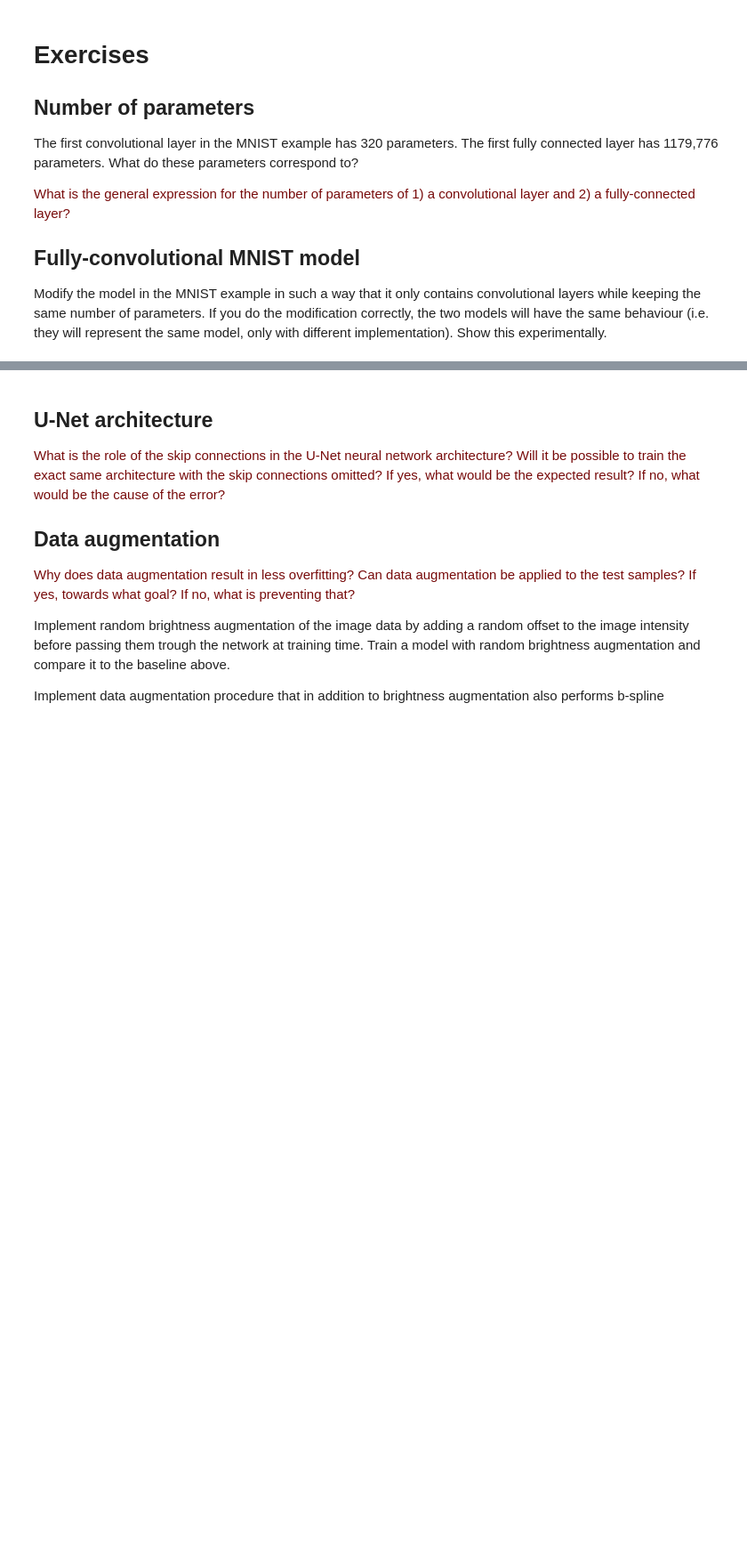
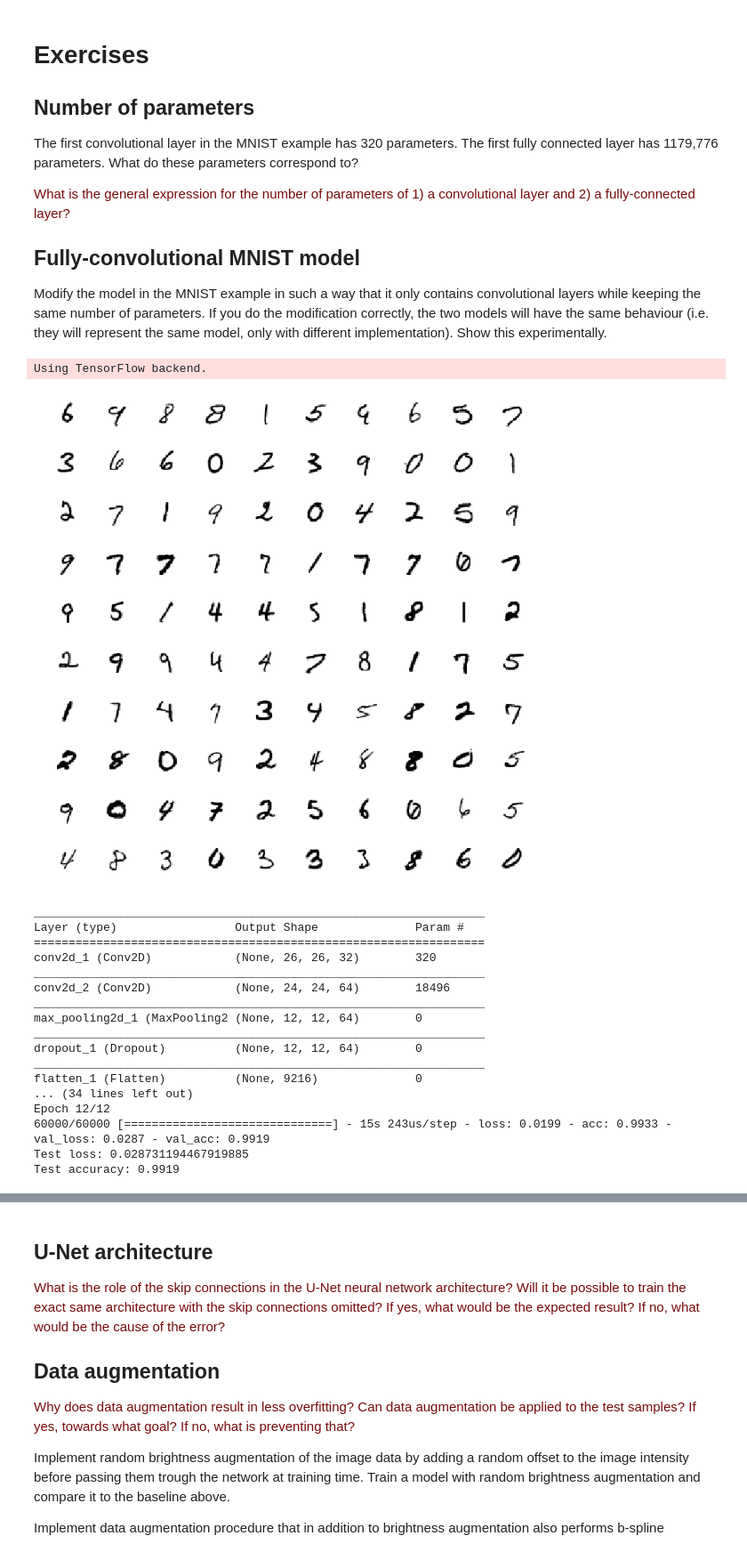
Before and after one commit to njits23/8dm40-machine-learning, a Jupyter notebook: practicals/week_4.ipynb, the cells around one changed output, grey strips where cells are left out. Shown at 89% size. Drawn from its saved outputs; the diff is of its cells as text; code cells hidden in the pictures; blank space fills up the shorter version.

Commit message:
Did some work on MNIST excercise

```diff
--- a/practicals/week_4.ipynb
+++ b/practicals/week_4.ipynb
@@ -285,3 +285,72 @@ The first convolutional layer in the MNIST example has 320 parameters. The first
 ## Fully-convolutional MNIST model
 
 Modify the model in the MNIST example in such a way that it only contains convolutional layers while keeping the same number of parameters. If you do the modification correctly, the two models will have the same behaviour (i.e. they will represent the same model, only with different implementation). Show this experimentally.
+# %%
+#Model with Dense hidden layers
+import numpy as np
+from keras.datasets import mnist
+from keras.utils import to_categorical
+from keras.models import Sequential
+from keras.layers import Conv2D, MaxPooling2D, Dropout, Flatten, Dense
+from keras.losses import categorical_crossentropy
+from keras.optimizers import Adam
+
+# load the MNIST the dataset
+(x_train, y_train), (x_test, y_test) = mnist.load_data()
+
+# scale the image intensities to the 0-1 range
+x_train = (x_train / 255.0).astype(np.float32)
+x_test = (x_test / 255.0).astype(np.float32)
+
+# convert the data to channel-last
+x_train = np.expand_dims(x_train, axis=-1)
+x_test = np.expand_dims(x_test, axis=-1)
+
+# convert the labels to one-hot encoded
+y_train = to_categorical(y_train, num_classes=10)
+y_test = to_categorical(y_test, num_classes=10)
+
+model = Sequential()
+model.add(Conv2D(32, (3, 3), activation='relu', input_shape=(28, 28, 1)))
+model.add(Conv2D(64, (3, 3), activation='relu'))
+model.add(MaxPooling2D(pool_size=(2, 2)))
+model.add(Dropout(0.25))
+model.add(Flatten())
+model.add(Dense(128, activation='relu'))
+model.add(Dropout(0.5))
+model.add(Dense(10, activation='softmax'))
+
+model.summary()
+
+model.compile(loss=categorical_crossentropy, optimizer=Adam(), metrics=['accuracy'])
+
+model.fit(x_train, y_train,
+          batch_size=128,
+          epochs=12,
+          verbose=1,
+          validation_data=(x_test, y_test))
+
+score = model.evaluate(x_test, y_test, verbose=0)
+
+print('Test loss:', score[0])
+print('Test accuracy:', score[1])
+# %% [output]
+Using TensorFlow backend.
+[figure, added]
+_________________________________________________________________
+Layer (type)                 Output Shape              Param #
+=================================================================
+conv2d_1 (Conv2D)            (None, 26, 26, 32)        320
+_________________________________________________________________
+conv2d_2 (Conv2D)            (None, 24, 24, 64)        18496
+_________________________________________________________________
+max_pooling2d_1 (MaxPooling2 (None, 12, 12, 64)        0
+_________________________________________________________________
+dropout_1 (Dropout)          (None, 12, 12, 64)        0
+_________________________________________________________________
+flatten_1 (Flatten)          (None, 9216)              0
+... (34 lines left out)
+Epoch 12/12
+60000/60000 [==============================] - 15s 243us/step - loss: 0.0199 - acc: 0.9933 - val_loss: 0.0287 - val_acc: 0.9919
+Test loss: 0.028731194467919885
+Test accuracy: 0.9919
```
Also changed, not shown: parts of 1 cell of this notebook.
